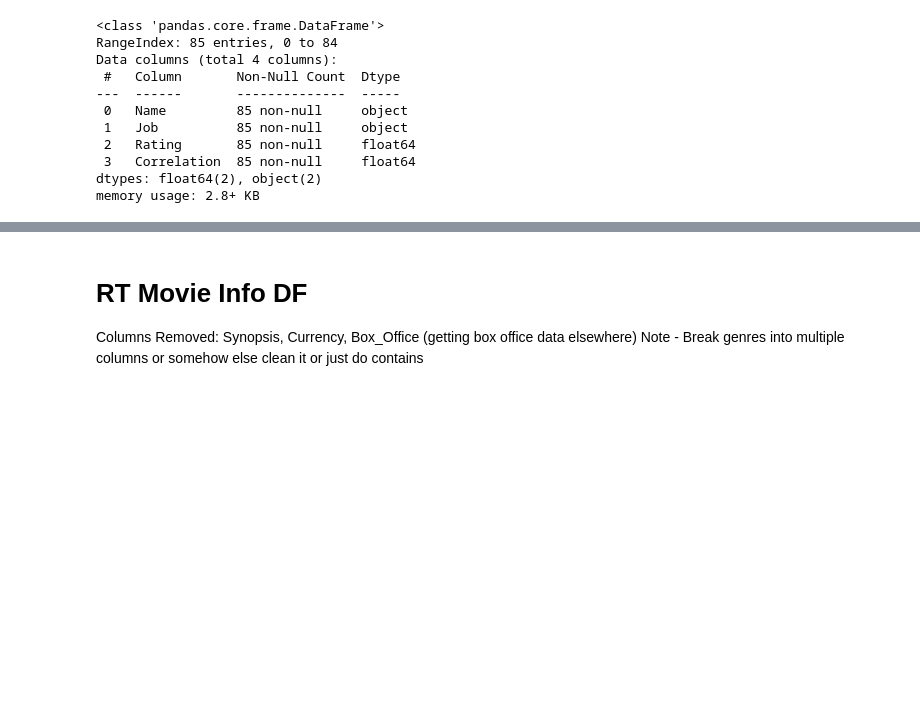
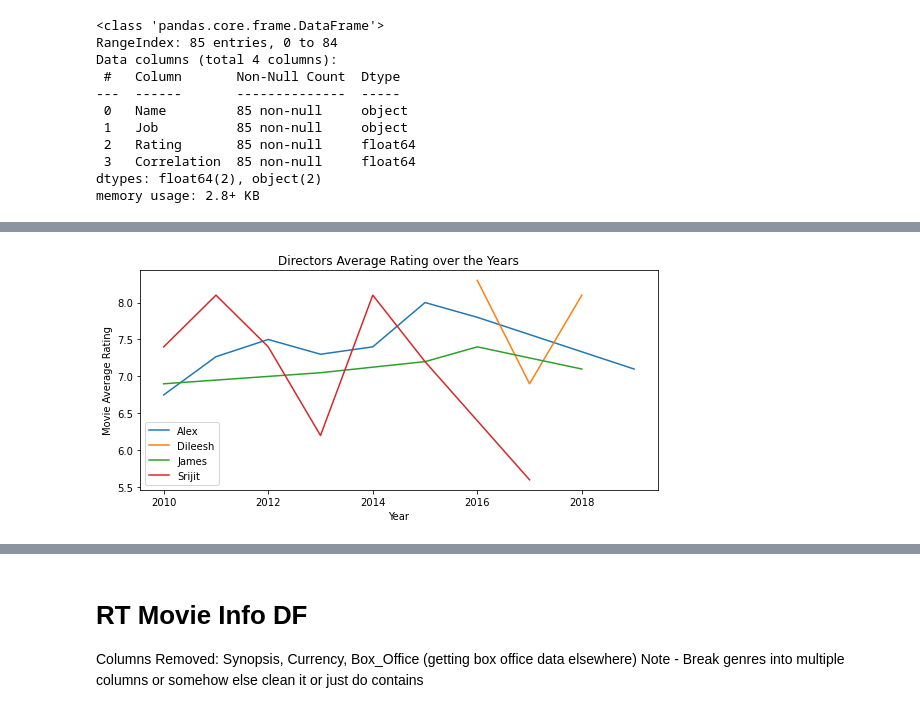
Before and after one commit to charlesmpan/FilmStudioMovieRec, a Jupyter notebook: final_notebook_cpan.ipynb, the cells around one changed output, grey strips where cells are left out. Saved outputs shown, nothing was run; the diff lists cells and outputs as text; code cells hidden in the pictures; blank space fills up the shorter version.

```diff
--- a/final_notebook_cpan.ipynb
+++ b/final_notebook_cpan.ipynb
@@ -902,0 +903,21 @@ Text(0, 0.5, 'Correlation of Movie Rating from 2010-2019')
+# %%
+alexgibney = imdb_work.loc[imdb_work['Name']=='Alex Gibney'].groupby('MovieYear').mean()
+dileeshpothan = imdb_work.loc[imdb_work['Name']=='Dileesh Pothan'].groupby('MovieYear').mean()
+jameswan = imdb_work.loc[imdb_work['Name']=='James Wan'].groupby('MovieYear').mean()
+srijitmukherji = imdb_work.loc[imdb_work['Name']=='Srijit Mukherji'].groupby('MovieYear').mean()
+#Setting up infrastructure for the chart
+#Used to groupby and average out movie ratings from the same year
+x = np.linspace(0, 10, 1000)
+fig, ax = plt.subplots(figsize=(8, 4))
+ax.plot(alexgibney.index.values, 'AvgRating', data=alexgibney, label='Alex')
+ax.plot(dileeshpothan.index.values, 'AvgRating', data=dileeshpothan, label='Dileesh')
+ax.plot(jameswan.index.values, 'AvgRating', data=jameswan, label='James')
+ax.plot(srijitmukherji.index.values, 'AvgRating', data=srijitmukherji, label='Srijit')
+ax.set_xlabel('Year')
+ax.set_ylabel('Movie Average Rating')
+ax.set_title('Directors Average Rating over the Years')
+plt.tight_layout()
+leg = ax.legend();
+#Line chart for directors, recommend Alex, James, Dileesh; Srijit is an example of bad correlation
+# %% [output]
+[figure, added]
```
Also changed, not shown: parts of 10 cells of this notebook.
